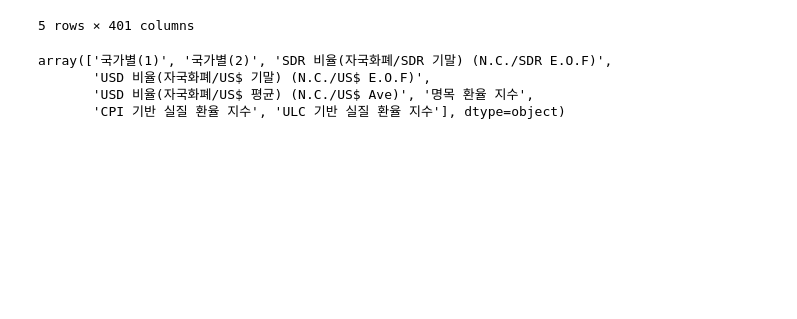
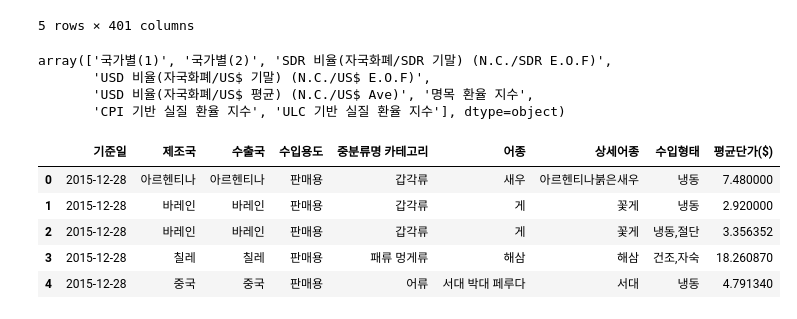
Before and after one commit to Yeony54/Project_Seafood_Import_Price_Prediction, a Jupyter notebook: 빅콘테스트 수산물 평균단가 예측 project EDA_박이현.ipynb, the cells around one changed output. Saved outputs shown, nothing was run; the diff lists cells and outputs as text; code cells hidden in the pictures; blank space fills up the shorter version.

```diff
--- a/빅콘테스트 수산물 평균단가 예측 project EDA_박이현.ipynb
+++ b/빅콘테스트 수산물 평균단가 예측 project EDA_박이현.ipynb
@@ -576,3 +593,12 @@ array(['국가별(1)', '국가별(2)', 'SDR 비율(자국화폐/SDR 기말) (N.C
        'USD 비율(자국화폐/US$ 기말) (N.C./US$ E.O.F)',
        'USD 비율(자국화폐/US$ 평균) (N.C./US$ Ave)', '명목 환율 지수',
        'CPI 기반 실질 환율 지수', 'ULC 기반 실질 환율 지수'], dtype=object)
+# %%
+train.head()
+# %% [output]
+|  | 기준일 | 제조국 | 수출국 | 수입용도 | 중분류명 카테고리 | 어종 | 상세어종 | 수입형태 | 평균단가($) |
+| 0 | 2015-12-28 | 아르헨티나 | 아르헨티나 | 판매용 | 갑각류 | 새우 | 아르헨티나붉은새우 | 냉동 | 7.480000 |
+| 1 | 2015-12-28 | 바레인 | 바레인 | 판매용 | 갑각류 | 게 | 꽃게 | 냉동 | 2.920000 |
+| 2 | 2015-12-28 | 바레인 | 바레인 | 판매용 | 갑각류 | 게 | 꽃게 | 냉동,절단 | 3.356352 |
+| 3 | 2015-12-28 | 칠레 | 칠레 | 판매용 | 패류 멍게류 | 해삼 | 해삼 | 건조,자숙 | 18.260870 |
+| 4 | 2015-12-28 | 중국 | 중국 | 판매용 | 어류 | 서대 박대 페루다 | 서대 | 냉동 | 4.791340 |
```
Also changed, not shown: parts of 5 cells of this notebook.
